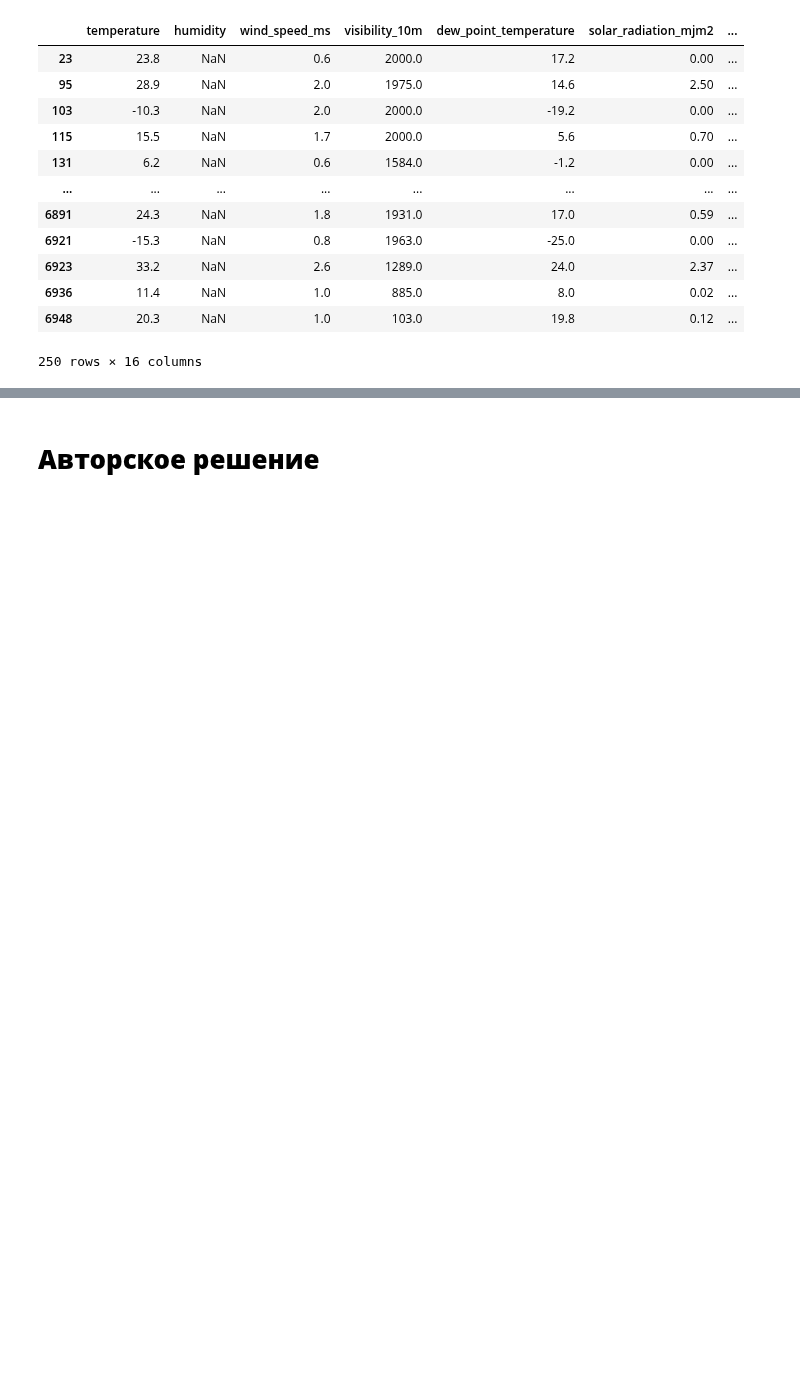
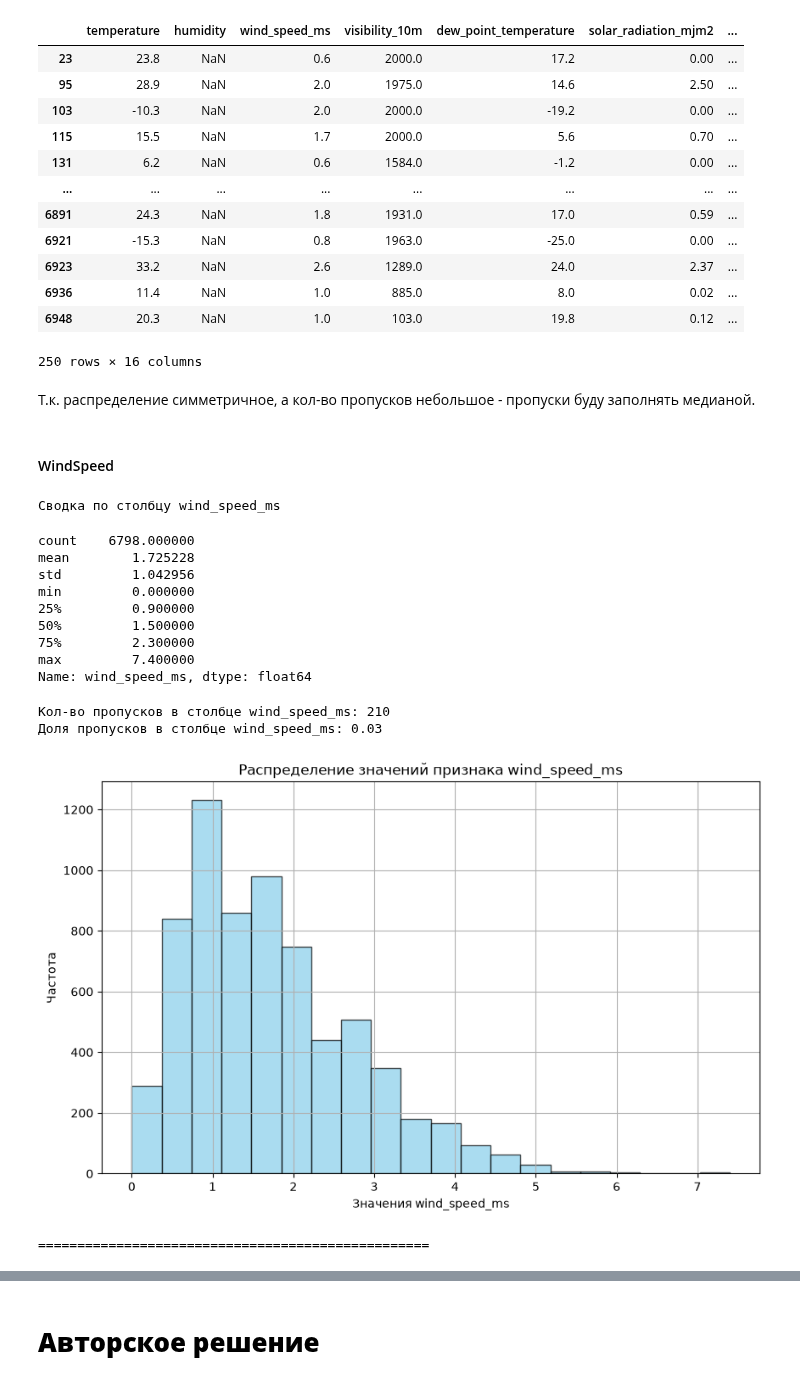
Before and after one commit to ilya-liniukhin/bikesouth_regression_problem, a Jupyter notebook: notebook.ipynb, the cells around one changed output, grey strips where cells are left out. Cells and saved outputs as stored; diff of their text form; code cells hidden in the pictures; blank space fills up the shorter version.

```diff
--- a/notebook.ipynb
+++ b/notebook.ipynb
@@ -611,3 +592,24 @@ df_train[df_train['humidity'].isna()]
 | 6936 | 11.4 | NaN | 1.0 | 885.0 | 8.0 | 0.02 | ... |
 | 6948 | 20.3 | NaN | 1.0 | 103.0 | 19.8 | 0.12 | ... |
 250 rows × 16 columns
+# %% [markdown]
+Т.к. распределение симметричное, а кол-во пропусков небольшое - пропуски буду заполнять медианой.
+# %% [markdown]
+#### WindSpeed
+# %%
+num_col_describe('wind_speed_ms', 20)
+# %% [output]
+Сводка по столбцу wind_speed_ms
+count    6798.000000
+mean        1.725228
+std         1.042956
+min         0.000000
+25%         0.900000
+50%         1.500000
+75%         2.300000
+max         7.400000
+Name: wind_speed_ms, dtype: float64
+Кол-во пропусков в столбце wind_speed_ms: 210
+Доля пропусков в столбце wind_speed_ms: 0.03
+[figure, added]
+==================================================
```
Also changed, not shown: parts of 43 cells of this notebook, 1 other file.
